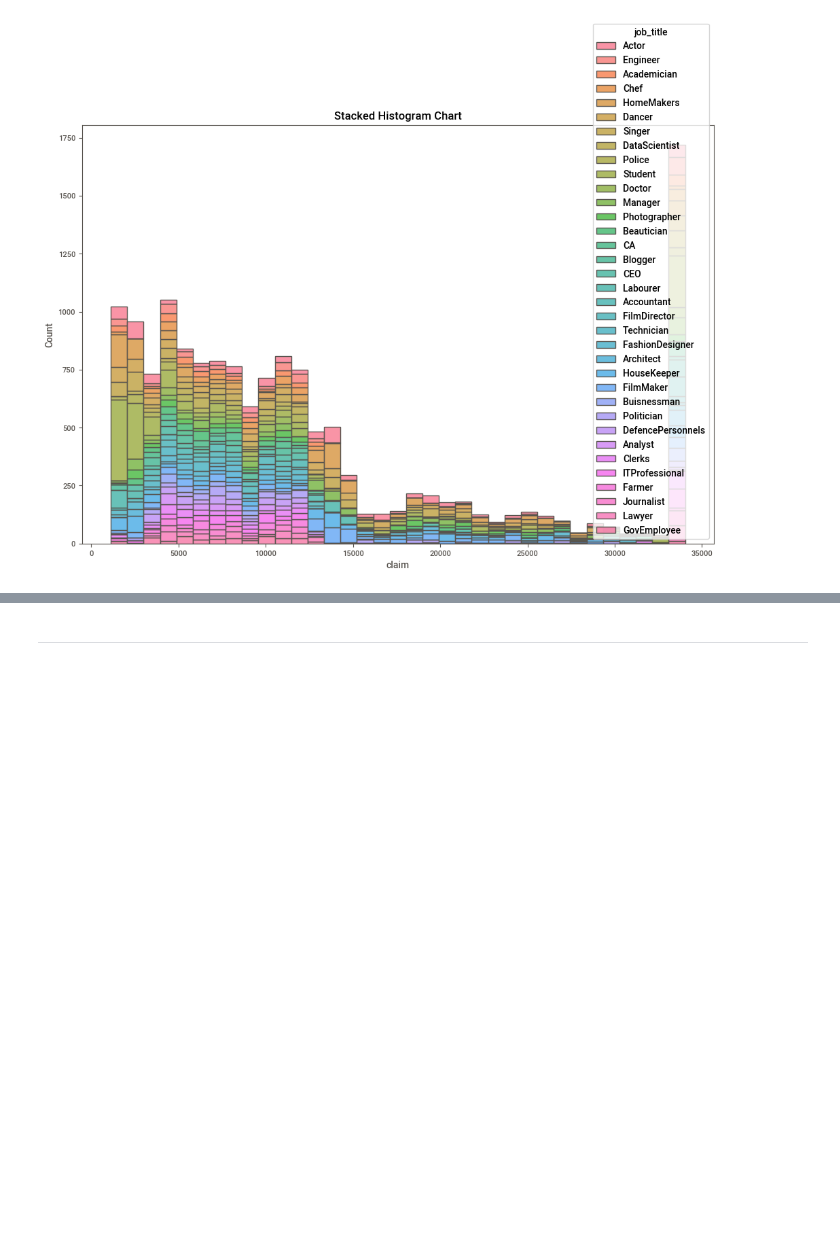
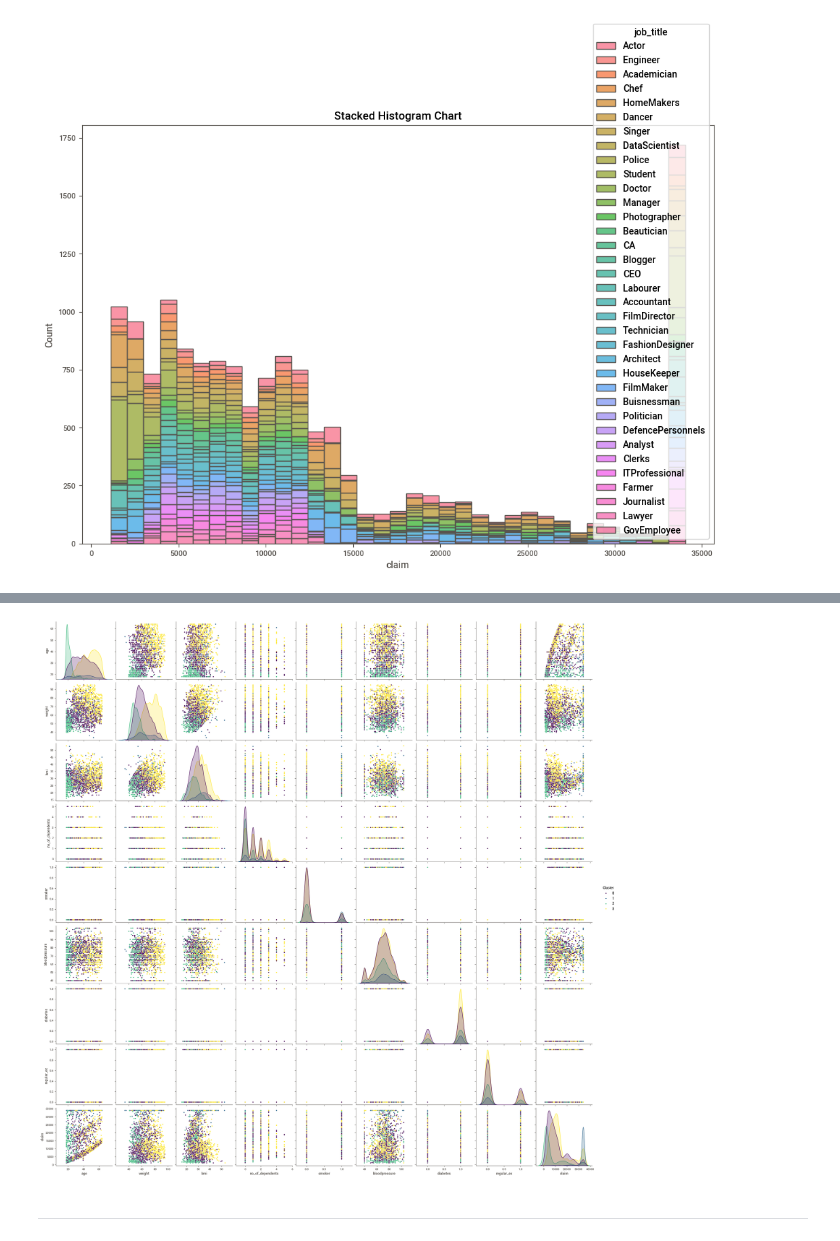
Before and after one commit to hwiminPark/Health_Insurance_Claim, a Jupyter notebook: main.ipynb, the cells around one changed output, grey strips where cells are left out. Cells and saved outputs as stored; diff of their text form; code cells hidden in the pictures; blank space fills up the shorter version.

```diff
--- a/main.ipynb
+++ b/main.ipynb
@@ -163,2 +237,11 @@ plt.show()
+# %%
+# Add cluster labels to DataFrame
+data['Cluster'] = clusters
+
+# Plot pairwise relationships
+sns.pairplot(data, hue='Cluster', palette='viridis')
+plt.show()
+# %% [output]
+[figure, added]
 # %% [markdown]
 ---
```
Also changed, not shown: parts of 13 cells of this notebook.
